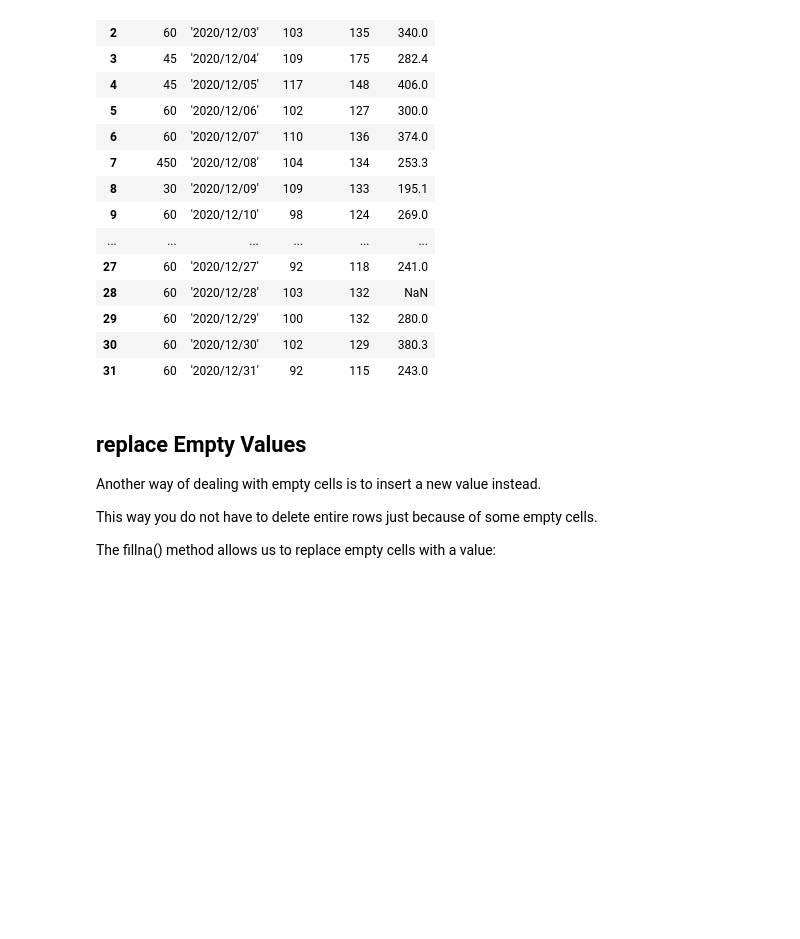
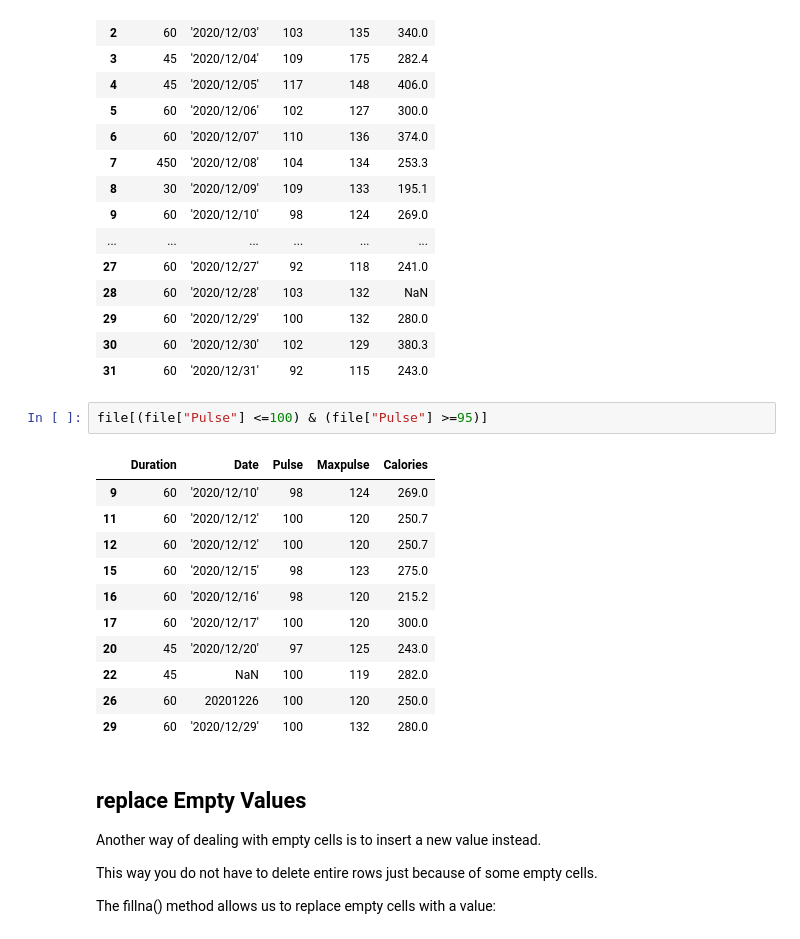
Before and after one commit to tahseen2003/python, a Jupyter notebook: practice.ipynb, the cells around one changed output. Drawn from its saved outputs; the diff is of its cells as text; blank space fills up the shorter version.

```diff
--- a/practice.ipynb
+++ b/practice.ipynb
@@ -255,6 +261,20 @@ file
 | 29 | 60 | '2020/12/29' | 100 | 132 | 280.0 |
 | 30 | 60 | '2020/12/30' | 102 | 129 | 380.3 |
 | 31 | 60 | '2020/12/31' | 92 | 115 | 243.0 |
+# %%
+file[(file["Pulse"] <=100) & (file["Pulse"] >=95)]
+# %% [output]
+|  | Duration | Date | Pulse | Maxpulse | Calories |
+| 9 | 60 | '2020/12/10' | 98 | 124 | 269.0 |
+| 11 | 60 | '2020/12/12' | 100 | 120 | 250.7 |
+| 12 | 60 | '2020/12/12' | 100 | 120 | 250.7 |
+| 15 | 60 | '2020/12/15' | 98 | 123 | 275.0 |
+| 16 | 60 | '2020/12/16' | 98 | 120 | 215.2 |
+| 17 | 60 | '2020/12/17' | 100 | 120 | 300.0 |
+| 20 | 45 | '2020/12/20' | 97 | 125 | 243.0 |
+| 22 | 45 | NaN | 100 | 119 | 282.0 |
+| 26 | 60 | 20201226 | 100 | 120 | 250.0 |
+| 29 | 60 | '2020/12/29' | 100 | 132 | 280.0 |
 # %% [markdown]
 ## replace Empty Values
 Another way of dealing with empty cells is to insert a new value instead.
```
Also changed, not shown: parts of 5 cells of this notebook, 3 other files.
